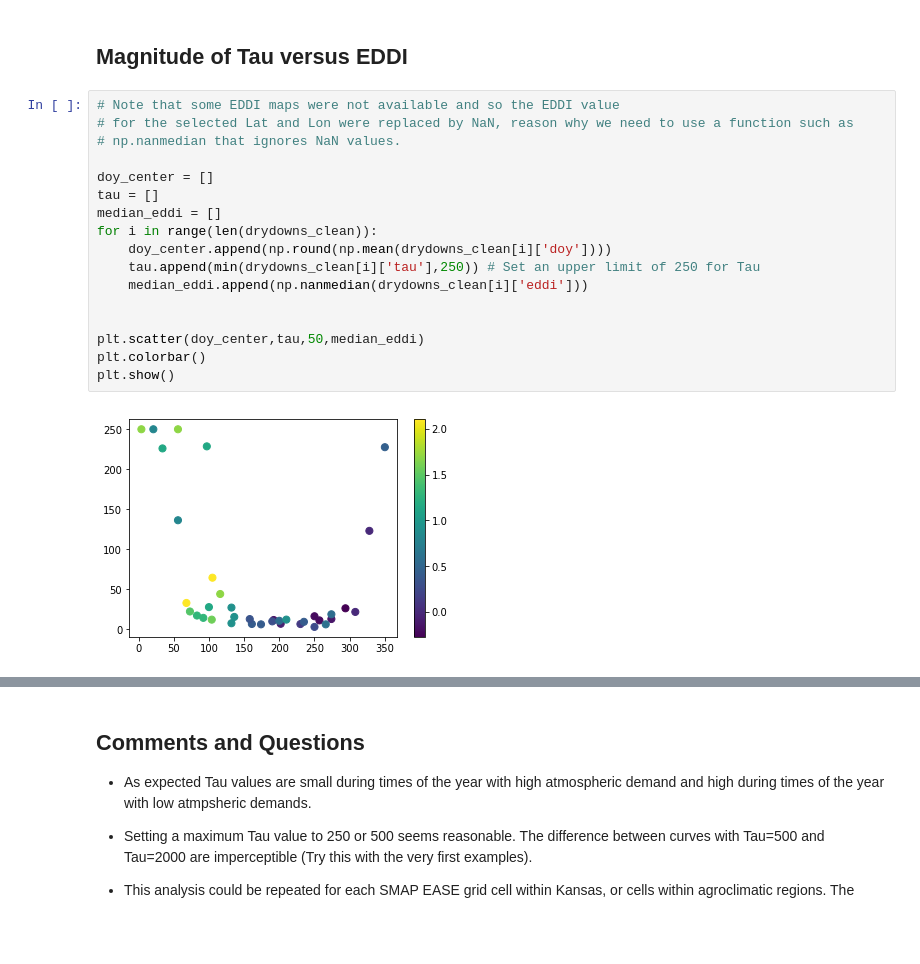
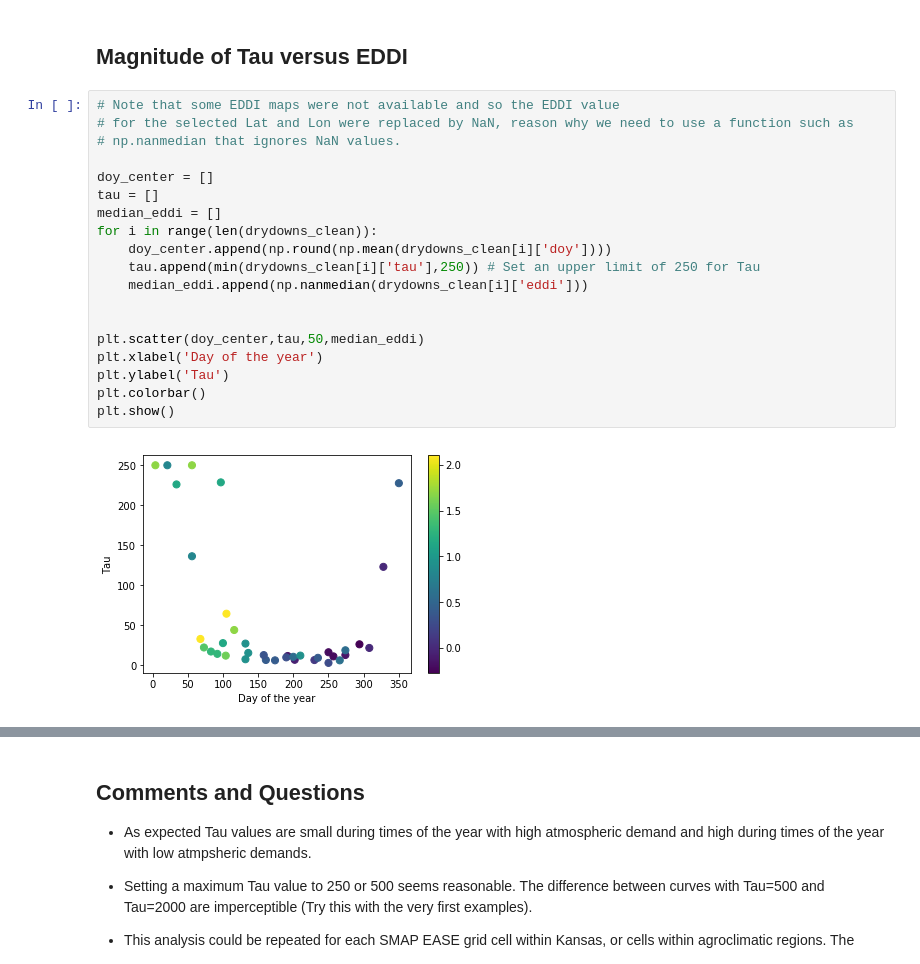
Before and after one commit to andres-patrignani/pynotes, a Jupyter notebook: notebooks/drydowns_from_timeseries.ipynb, the cells around one changed output, grey strips where cells are left out. Drawn from its saved outputs; the diff is of its cells as text; blank space fills up the shorter version.

```diff
--- a/notebooks/drydowns_from_timeseries.ipynb
+++ b/notebooks/drydowns_from_timeseries.ipynb
@@ -219,19 +217,21 @@ plt.show()
 # %%
 # Note that some EDDI maps were not available and so the EDDI value
 # for the selected Lat and Lon were replaced by NaN, reason why we need to use a function such as
 # np.nanmedian that ignores NaN values.
 
 doy_center = []
 tau = []
 median_eddi = []
 for i in range(len(drydowns_clean)):
     doy_center.append(np.round(np.mean(drydowns_clean[i]['doy'])))
     tau.append(min(drydowns_clean[i]['tau'],250)) # Set an upper limit of 250 for Tau
     median_eddi.append(np.nanmedian(drydowns_clean[i]['eddi']))
 
 
 plt.scatter(doy_center,tau,50,median_eddi)
+plt.xlabel('Day of the year')
+plt.ylabel('Tau')
 plt.colorbar()
 plt.show()
 # %% [output]
-[figure, old version]
+[figure, new version]
```
Also changed, not shown: parts of 10 cells of this notebook, 6 other files.
